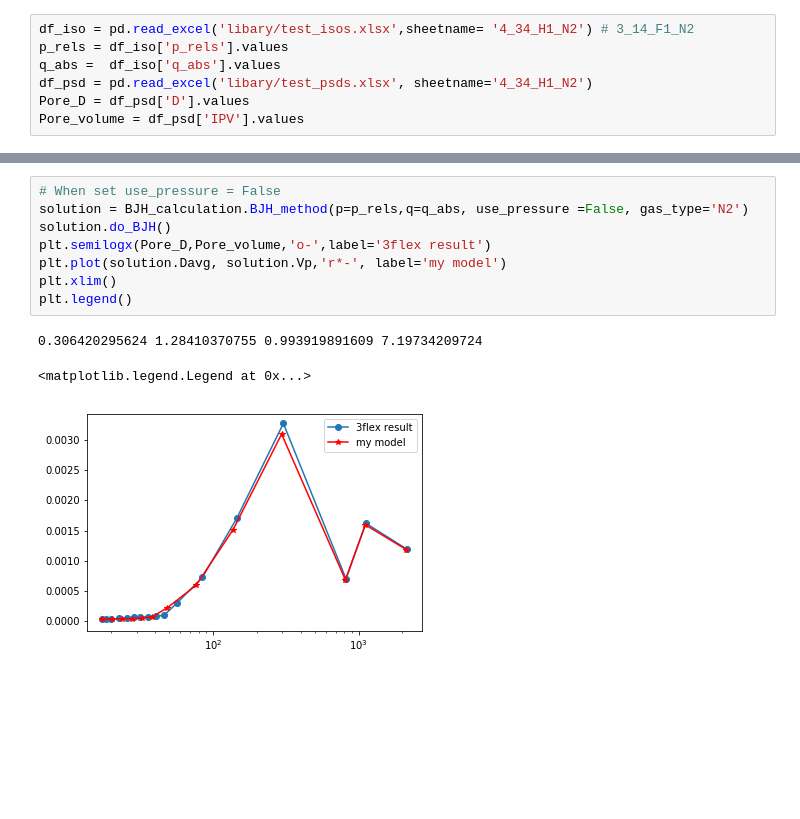
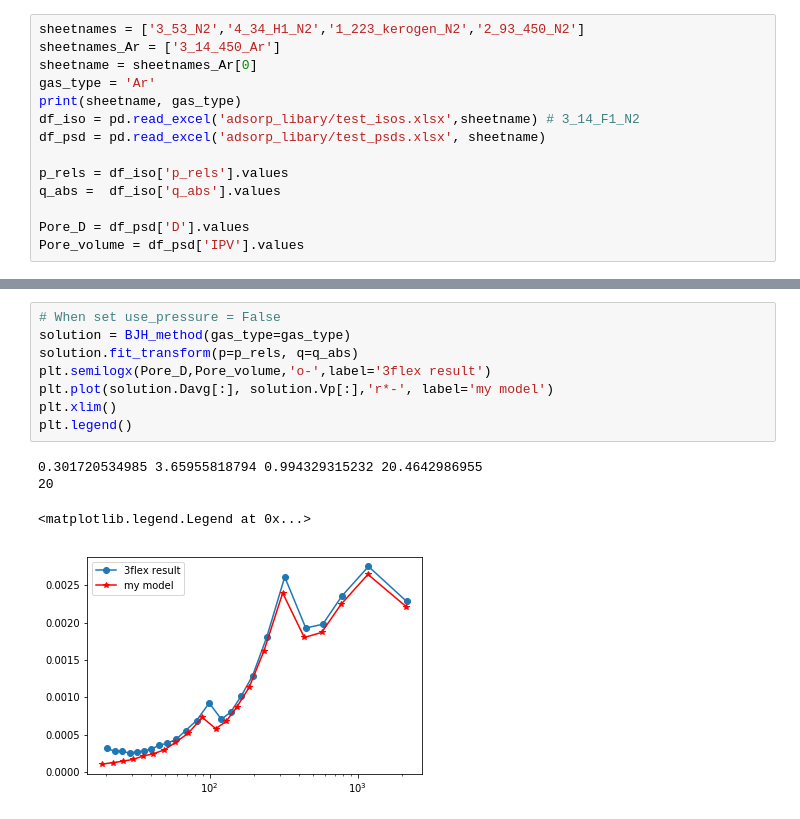
Before and after one commit to jianghan2013/Gas_adsorption_lib, a Jupyter notebook: testing.ipynb, the cells around one changed output, grey strips where cells are left out. Drawn from its saved outputs; the diff is of its cells as text; blank space fills up the shorter version.

```diff
--- a/testing.ipynb
+++ b/testing.ipynb
@@ -5,9 +6,16 @@ import numpy as np
 import matplotlib.pyplot as plt
 % matplotlib inline
 # %%
-df_iso = pd.read_excel('libary/test_isos.xlsx',sheetname= '4_34_H1_N2') # 3_14_F1_N2
+sheetnames = ['3_53_N2','4_34_H1_N2','1_223_kerogen_N2','2_93_450_N2']
+sheetnames_Ar = ['3_14_450_Ar']
+sheetname = sheetnames_Ar[0]
+gas_type = 'Ar'
+print(sheetname, gas_type)
+df_iso = pd.read_excel('adsorp_libary/test_isos.xlsx',sheetname) # 3_14_F1_N2
+df_psd = pd.read_excel('adsorp_libary/test_psds.xlsx', sheetname)
+
 p_rels = df_iso['p_rels'].values
 q_abs =  df_iso['q_abs'].values
-df_psd = pd.read_excel('libary/test_psds.xlsx', sheetname='4_34_H1_N2')
+
 Pore_D = df_psd['D'].values
 Pore_volume = df_psd['IPV'].values
@@ -19,13 +31,14 @@ plt.plot(p_rels,q_abs,'o-')
 # %%
 # When set use_pressure = False
-solution = BJH_calculation.BJH_method(p=p_rels,q=q_abs, use_pressure =False, gas_type='N2')
-solution.do_BJH()
+solution = BJH_method(gas_type=gas_type)
+solution.fit_transform(p=p_rels, q=q_abs)
 plt.semilogx(Pore_D,Pore_volume,'o-',label='3flex result')
-plt.plot(solution.Davg, solution.Vp,'r*-', label='my model')
+plt.plot(solution.Davg[:], solution.Vp[:],'r*-', label='my model')
 plt.xlim()
 plt.legend()
 # %% [output]
-0.306420295624 1.28410370755 0.993919891609 7.19734209724
+0.301720534985 3.65955818794 0.994329315232 20.4642986955
+20
 <matplotlib.legend.Legend at 0x...>
-[figure, old version]
+[figure, new version]
 # %%
```
Also changed, not shown: parts of 5 cells of this notebook, 6 other files.
